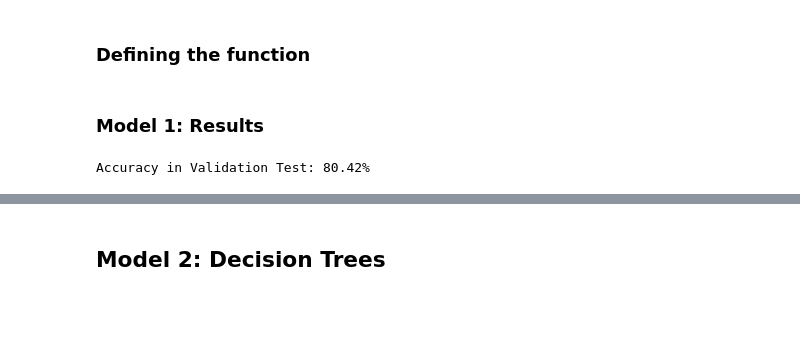
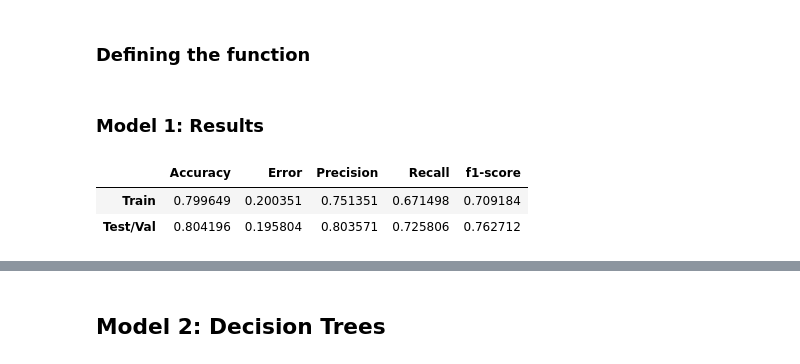
Before and after one commit to joser834/Data-Science, a Jupyter notebook: MS_DataScience/Titanic_Prediction/Titanic_Prediction_Ensemble_Learning.ipynb, the cells around one changed output, grey strips where cells are left out. Saved outputs shown, nothing was run; the diff lists cells and outputs as text; code cells hidden in the pictures; blank space fills up the shorter version.

```diff
--- a/MS_DataScience/Titanic_Prediction/Titanic_Prediction_Ensemble_Learning.ipynb
+++ b/MS_DataScience/Titanic_Prediction/Titanic_Prediction_Ensemble_Learning.ipynb
@@ -438,18 +464,18 @@ def naive_bayes(X_train, y_train, X_test, y_test, threshold, exp_name):
 # %%
-bayes = naive_bayes(X_train[['sex_code', 'ParCh']],
-                    y_train,
-                    X_val[['sex_code', 'ParCh']],
-                    y_val,
+bayes = naive_bayes(X_train = X_train[['sex_code', 'ParCh']],
+                    y_train = y_train,
+                    X_test = X_val[['sex_code', 'ParCh']],
+                    y_test = y_val,
                     threshold = 0.50,
-                    exp_name = 'exp_32')
+                    exp_name = 'exp_6')
 # %% [markdown]
 ### Model 1: Results
-# %%
-print('Accuracy in Validation Test: ',
-      round(100*bayes[1]['Results']['accuracy'], 2),
-      '%', sep = '')
-# %% [output]
-Accuracy in Validation Test: 80.42%
+# %%
+bayes[2]
+# %% [output]
+|  | Accuracy | Error | Precision | Recall | f1-score |
+| Train | 0.799649 | 0.200351 | 0.751351 | 0.671498 | 0.709184 |
+| Test/Val | 0.804196 | 0.195804 | 0.803571 | 0.725806 | 0.762712 |
 # %%
 #Checking our Naive Bayes experiments
 log
```
Also changed, not shown: parts of 9 cells of this notebook, 3 other files.
